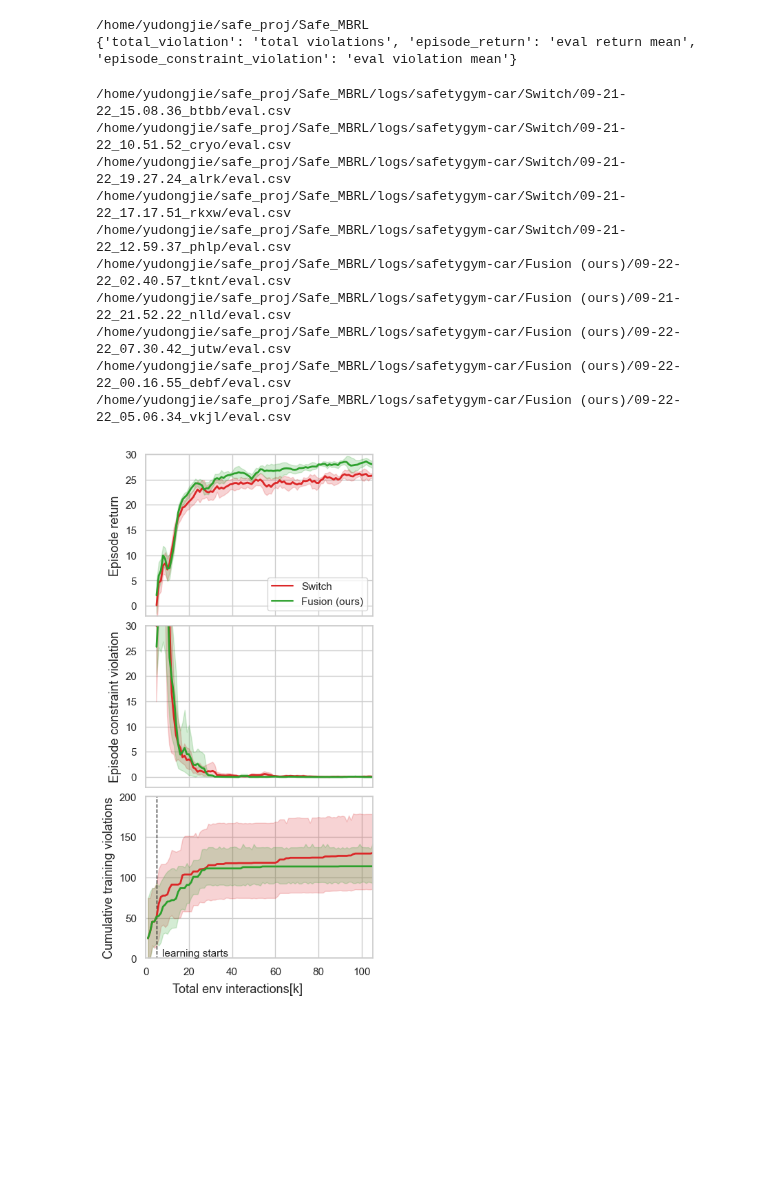
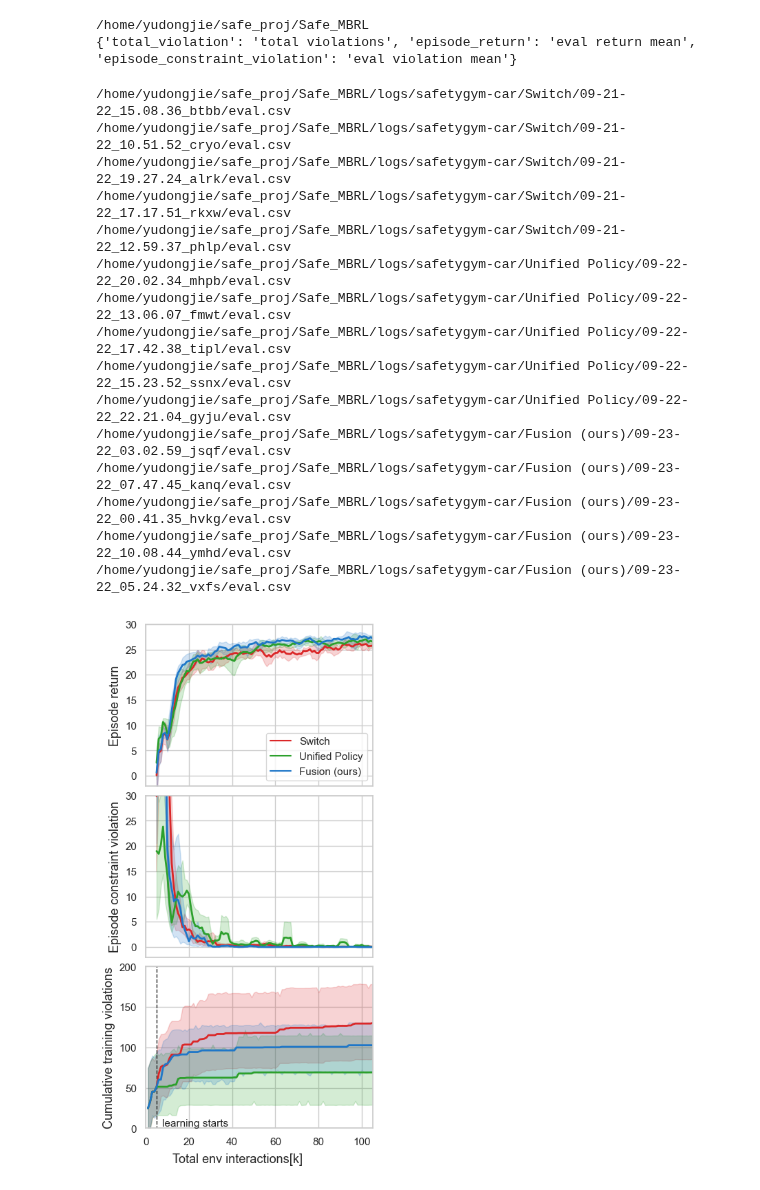
Before and after one commit to ManUtdMoon/Distributional-Reachability-Policy-Optimization, a Jupyter notebook: src/viz_curves.ipynb, the cells around one changed output. Drawn from its saved outputs; the diff is of its cells as text; code cells hidden in the pictures; blank space fills up the shorter version.

Commit message:
add framework switch and unify

```diff
--- a/src/viz_curves.ipynb
+++ b/src/viz_curves.ipynb
@@ -158,7 +157,7 @@ print(tag2csv_col)
 # %%
 def help_func():
     tag2plot = ['episode_return', 'episode_constraint_violation', 'total_violation']
-    alg_list = ['Switch', 'Fusion (ours)']
+    alg_list = ['Switch', 'Unified Policy', 'Fusion (ours)']
     result_dir = PROJ_DIR / 'logs'
     return tag2plot, alg_list, result_dir
 
@@ -263,39 +262,44 @@ def plot_eval_results_of_all_alg_n_runs(task):
             # errorbar='sd'
         )
         axes[i].set_xlabel("")
         axes[i].set_ylabel(tag_name_dict[tag], fontsize=fontsize)
         ylim_range = ylim_dict[tag].get(task, None)
         if ylim_range:
             axes[i].set_ylim(ylim_range)
         axes[i].set_xlim(xlim_dict[task])
 
         handles, labels = axes[i].get_legend_handles_labels()
         axes[i].legend()
         if i != 0:
             axes[i].get_legend().remove()
         axes[i].tick_params(labelsize=fontsize-2)
 
     if (PROJ_DIR / 'viz_curves').is_dir():
         pass
     else:
         (PROJ_DIR / 'viz_curves').mkdir()
     plt.savefig(str(PROJ_DIR)+'/viz_curves/'+task+'.pdf', bbox_inches='tight', dpi=300.0)
 
 
 plot_eval_results_of_all_alg_n_runs('safetygym-car')
 #
 # %% [output]
 /home/yudongjie/safe_proj/Safe_MBRL/logs/safetygym-car/Switch/09-21-22_15.08.36_btbb/eval.csv
 /home/yudongjie/safe_proj/Safe_MBRL/logs/safetygym-car/Switch/09-21-22_10.51.52_cryo/eval.csv
 /home/yudongjie/safe_proj/Safe_MBRL/logs/safetygym-car/Switch/09-21-22_19.27.24_alrk/eval.csv
 /home/yudongjie/safe_proj/Safe_MBRL/logs/safetygym-car/Switch/09-21-22_17.17.51_rkxw/eval.csv
 /home/yudongjie/safe_proj/Safe_MBRL/logs/safetygym-car/Switch/09-21-22_12.59.37_phlp/eval.csv
-/home/yudongjie/safe_proj/Safe_MBRL/logs/safetygym-car/Fusion (ours)/09-22-22_02.40.57_tknt/eval.csv
-/home/yudongjie/safe_proj/Safe_MBRL/logs/safetygym-car/Fusion (ours)/09-21-22_21.52.22_nlld/eval.csv
-/home/yudongjie/safe_proj/Safe_MBRL/logs/safetygym-car/Fusion (ours)/09-22-22_07.30.42_jutw/eval.csv
-/home/yudongjie/safe_proj/Safe_MBRL/logs/safetygym-car/Fusion (ours)/09-22-22_00.16.55_debf/eval.csv
-/home/yudongjie/safe_proj/Safe_MBRL/logs/safetygym-car/Fusion (ours)/09-22-22_05.06.34_vkjl/eval.csv
+/home/yudongjie/safe_proj/Safe_MBRL/logs/safetygym-car/Unified Policy/09-22-22_20.02.34_mhpb/eval.csv
+/home/yudongjie/safe_proj/Safe_MBRL/logs/safetygym-car/Unified Policy/09-22-22_13.06.07_fmwt/eval.csv
+/home/yudongjie/safe_proj/Safe_MBRL/logs/safetygym-car/Unified Policy/09-22-22_17.42.38_tipl/eval.csv
+/home/yudongjie/safe_proj/Safe_MBRL/logs/safetygym-car/Unified Policy/09-22-22_15.23.52_ssnx/eval.csv
+/home/yudongjie/safe_proj/Safe_MBRL/logs/safetygym-car/Unified Policy/09-22-22_22.21.04_gyju/eval.csv
+/home/yudongjie/safe_proj/Safe_MBRL/logs/safetygym-car/Fusion (ours)/09-23-22_03.02.59_jsqf/eval.csv
+/home/yudongjie/safe_proj/Safe_MBRL/logs/safetygym-car/Fusion (ours)/09-23-22_07.47.45_kanq/eval.csv
+/home/yudongjie/safe_proj/Safe_MBRL/logs/safetygym-car/Fusion (ours)/09-23-22_00.41.35_hvkg/eval.csv
+/home/yudongjie/safe_proj/Safe_MBRL/logs/safetygym-car/Fusion (ours)/09-23-22_10.08.44_ymhd/eval.csv
+/home/yudongjie/safe_proj/Safe_MBRL/logs/safetygym-car/Fusion (ours)/09-23-22_05.24.32_vxfs/eval.csv
-[figure, old version]
+[figure, new version]
 # %%
 all_fonts = sorted([f.name for f in fm.fontManager.ttflist])
 all_fonts
```
Also changed, not shown: parts of 2 cells of this notebook, 8 other files.
